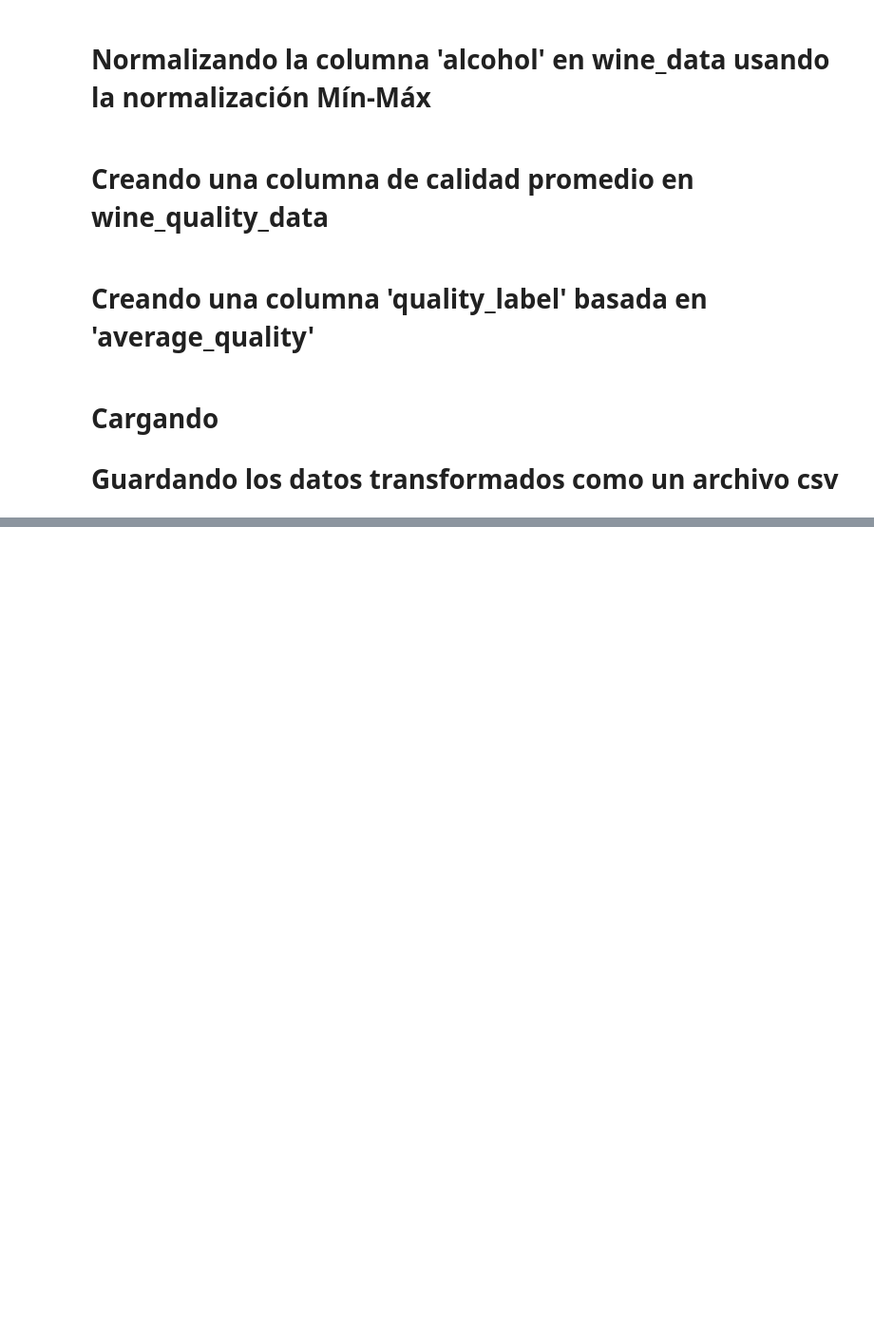
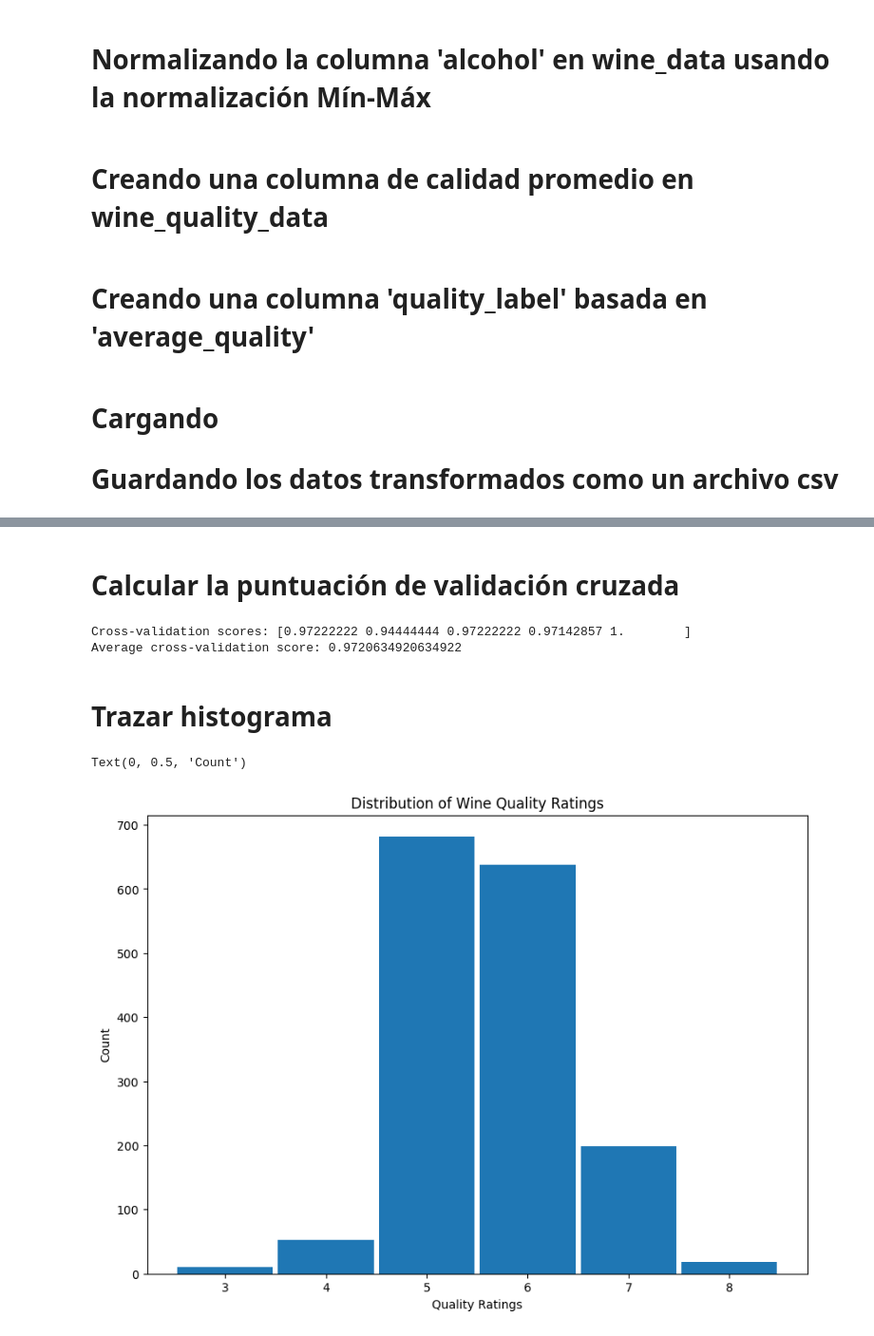
Before and after one commit to froylanl/ING-DE-DATOS, a Jupyter notebook: EJERCICIO1_ING_DE_DATOS.ipynb, the cells around one changed output, grey strips where cells are left out. Shown at 95% size. Saved outputs shown, nothing was run; the diff lists cells and outputs as text; code cells hidden in the pictures; blank space fills up the shorter version.

```diff
--- a/EJERCICIO1_ING_DE_DATOS.ipynb
+++ b/EJERCICIO1_ING_DE_DATOS.ipynb
@@ -110,0 +158,2 @@ wine_quality_data.to_csv('wine_quality_dataset.csv', index = False)
+# %% [markdown]
+# Calcular la puntuación de validación cruzada
@@ -110,0 +162,23 @@ wine_quality_data.to_csv('wine_quality_dataset.csv', index = False)
+# %%
+print("Cross-validation scores:", scores)
+print("Average cross-validation score:", scores.mean())
+# %% [output]
+Cross-validation scores: [0.97222222 0.94444444 0.97222222 0.97142857 1.        ]
+Average cross-validation score: 0.9720634920634922
+# %% [markdown]
+# Trazar histograma
+# %%
+import numpy as np
+import matplotlib.pyplot as plt
+
+# Plot histogram
+plt.figure(figsize = (10, 7))
+wine_quality_data['quality'].plot(kind = 'hist', rwidth = 0.95,
+                                      bins = np.arange(2.5, 9))
+
+plt.title('Distribution of Wine Quality Ratings')
+plt.xlabel('Quality Ratings')
+plt.ylabel('Count')
+# %% [output]
+Text(0, 0.5, 'Count')
+[figure, added]
```
Also changed, not shown: parts of 21 cells of this notebook.
